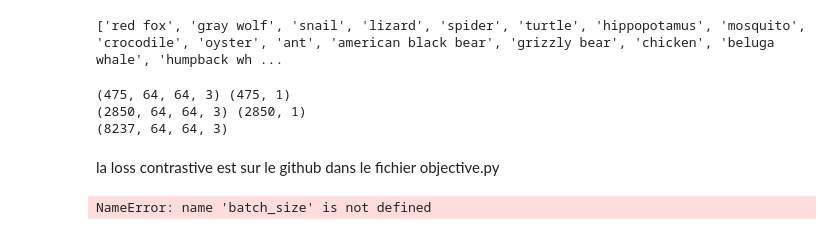
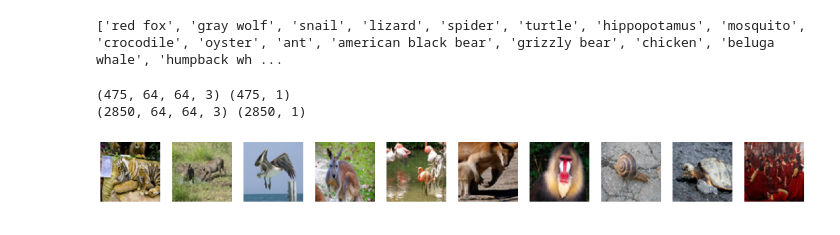
Before and after one commit to leagaze/contrastive-learning, a Jupyter notebook: Projet.ipynb, the cells around one changed output. Saved outputs shown, nothing was run; the diff lists cells and outputs as text; code cells hidden in the pictures.

```diff
--- a/Projet.ipynb
+++ b/Projet.ipynb
@@ -105,9 +100,22 @@ x_lab, y_lab, x_unlab, x_test, y_test = load_semisup_data(path, CLASSES, image_s
 # %%
 print(x_lab.shape, y_lab.shape)
 print(x_test.shape, y_test.shape)
-print(x_unlab.shape)
 # %% [output]
 (475, 64, 64, 3) (475, 1)
 (2850, 64, 64, 3) (2850, 1)
-(8237, 64, 64, 3)
+# %%
+import random as rd
+import matplotlib.pyplot as plt
+n = 10
+idx = [rd.randint(0, x_test.shape[0]) for _ in range(0, n)]
+
+plt.figure(figsize=(20, 4))
+for i in range(n):
+    ax = plt.subplot(2, n, i+1)
+    plt.imshow(x_test[idx[i]].reshape(64, 64,3)/255.)
+    ax.grid(False)
+    plt.axis('off')
+plt.show()
+# %% [output]
+[figure, added]
 # %%
@@ -133,16 +140,4 @@ def plot_training_analysis():
   plt.legend()
 
   plt.show()
-# %% [markdown]
-la loss contrastive est sur le github dans le fichier objective.py
-# %%
-def contrast_loss(tau=10, N=batch_size):
-    """
-    cette loss prend un batch de taille N et calcule des similarités entre les éléments du batch. L'idée est de rapprocher les éléments qu'on sait être de la même classe et éloigner
-    ceux qui sont différents. Notion de contraste.
-    """
-    for k in range(0,N):
-        pass
-# %% [output]
-NameError: name 'batch_size' is not defined
 # %%
```
Also changed, not shown: parts of 15 cells of this notebook.
